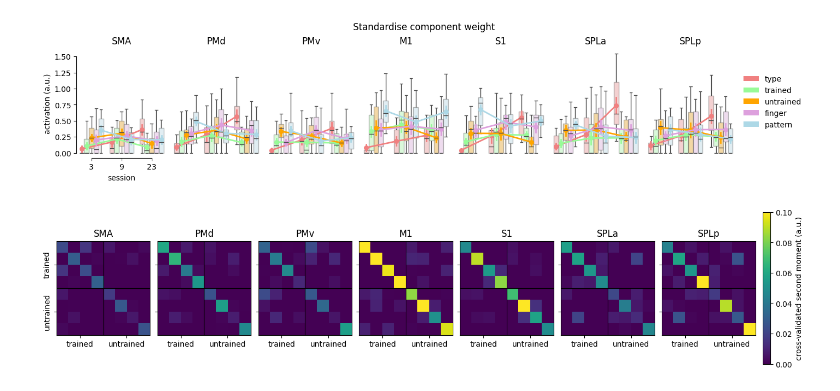
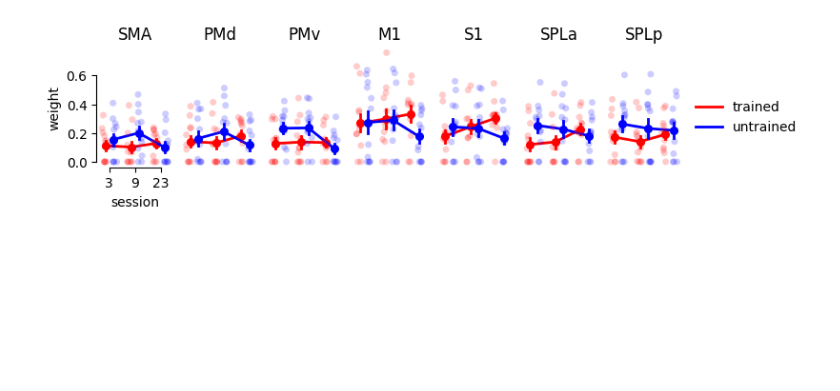
Before and after one commit to mnlmrc/extension-flexion-chords, a Jupyter notebook: notebooks/component_model.ipynb, the cells around one changed output. Saved outputs shown, nothing was run; the diff lists cells and outputs as text; code cells hidden in the pictures; blank space fills up the shorter version.

```diff
--- a/notebooks/component_model.ipynb
+++ b/notebooks/component_model.ipynb
@@ -13,59 +62,31 @@ figure directory found: figures/
 # %%
-H = 'L'
-atlas = 'ROI'
-rois = gl.rois[atlas]
-glm = 3
 comp_names = ['type', 'trained', 'untrained', 'finger', 'pattern']
-df = pd.read_csv(os.path.join(gl.baseDir, gl.pcmDir, f'component_model.{atlas}.glm{glm}.tsv'), sep='\t')
-N = df.sn.nunique()
+comp_model = pd.read_csv(os.path.join(gl.baseDir, gl.pcmDir, f'component_model.{atlas}.glm{glm}.tsv'), sep='\t')
+N = comp_model.sn.nunique()
 
 # divide all components by the noise component within each subject/roi/session/hemisphere
 keys = ['sn', 'roi', 'sess', 'Hem']
-noise = df[df.component=='noise'][keys + ['weight']].rename(columns={'weight': 'noise'})
-df = df.merge(noise, on=keys)
-df['weight_norm'] = np.sqrt(df['weight'] / df['noise'])
-df = df.drop(columns='noise')
+noise = comp_model[comp_model.component=='noise'][keys + ['weight']].rename(columns={'weight': 'noise'})
+comp_model = comp_model.merge(noise, on=keys)
+comp_model['weight_norm'] = np.sqrt(comp_model['weight'] / comp_model['noise'])
+comp_model = comp_model[(comp_model.component!='noise') & (comp_model.Hem==H)]
 
-df = df[(df.component!='noise') & (df.Hem==H)]
+hue_order = ['trained', 'untrained']
+palette = ['red', 'blue']
 
-hue_order = ['type', 'trained', 'untrained', 'finger', 'pattern']
-colors = ['lightcoral', 'palegreen', 'orange', 'plum', 'lightblue']
+comp_model_tr_untr = comp_model[comp_model.component.isin(hue_order)]
 
-fig, axs = plt.subplots(1, len(rois), sharey=True, sharex=True, figsize=(14, 3), constrained_layout=True)
-plot_im_sess(fig, axs, df, rois, y='weight_norm', x='sess', hue='component', hue_order=hue_order, palette=colors, kind='box', showfliers=False, boxprops=dict(alpha=.4))
-plot_im_sess(fig, axs, df, rois, y='weight_norm', x='sess', hue='component', hue_order=hue_order, palette=colors, kind='point', dodge=.65)
+fig, axs = plt.subplots(1, len(rois), sharey=True, sharex=True, figsize=(8, 2), constrained_layout=True)
+
+plot_im_sess(fig, axs, comp_model_tr_untr, rois, y='weight_norm', x='sess', hue='component', hue_order=hue_order, palette=palette, kind='point', estimator='mean', dodge=.3)
+plot_im_sess(fig, axs, comp_model_tr_untr, rois, y='weight_norm', x='sess', hue='component', hue_order=hue_order, palette=palette, kind='strip', jitter=.2, alpha=.2)
+
 sb.despine(ax=axs[0], trim=True)
-axs[0].set_ylabel('activation (a.u.)')
+axs[0].set_ylabel('weight')
 axs[-1].get_legend().remove()
-custom_legend(fig, labels=hue_order, colors=colors, kind='box')
+custom_legend(fig, labels=hue_order, colors=palette, kind='point')
 axs[0].set_xlabel('session')
-fig.suptitle(f'Standardise component weight')
 
 plt.show()
 # %% [output]
-[figure, old version]
+[figure, new version]
-# %%
-fig, axs = plt.subplots(1, len(rois), sharey=True, sharex=True, figsize=(14, 3), constrained_layout=True)
-
-sess = 1
-
-vmin, vmax = 0, .1
-
-for r, roi in enumerate(rois):
-    ax = axs[r]
-
-    G = np.load(os.path.join(gl.baseDir, gl.pcmDir, f'G_obs.chord-session.glm{glm}.{H}.{roi}.npy'))
-
-    im = ax.imshow(np.median(G[:, sess-1], axis=0), vmin=vmin, vmax=vmax)
-    ax.set_title(roi)
-    ax.axhline(3.5, lw=.8, color='k')
-    ax.axvline(3.5, lw=.8, color='k')
-    ax.set_xticks([1.5, 5.5])
-    ax.set_xticklabels(['trained', 'untrained'])
-    ax.set_yticks([1.5, 5.5])
-    ax.set_yticklabels(['trained', 'untrained'], rotation=90, va='center')
-
-cbar = fig.colorbar(im, ax=axs, fraction=0.02, pad=0.01)
-cbar.set_label('cross-validated second moment (a.u.)')
-# %% [output]
-[figure, removed]
```
Also changed, not shown: parts of 7 cells of this notebook, 25 other files.
